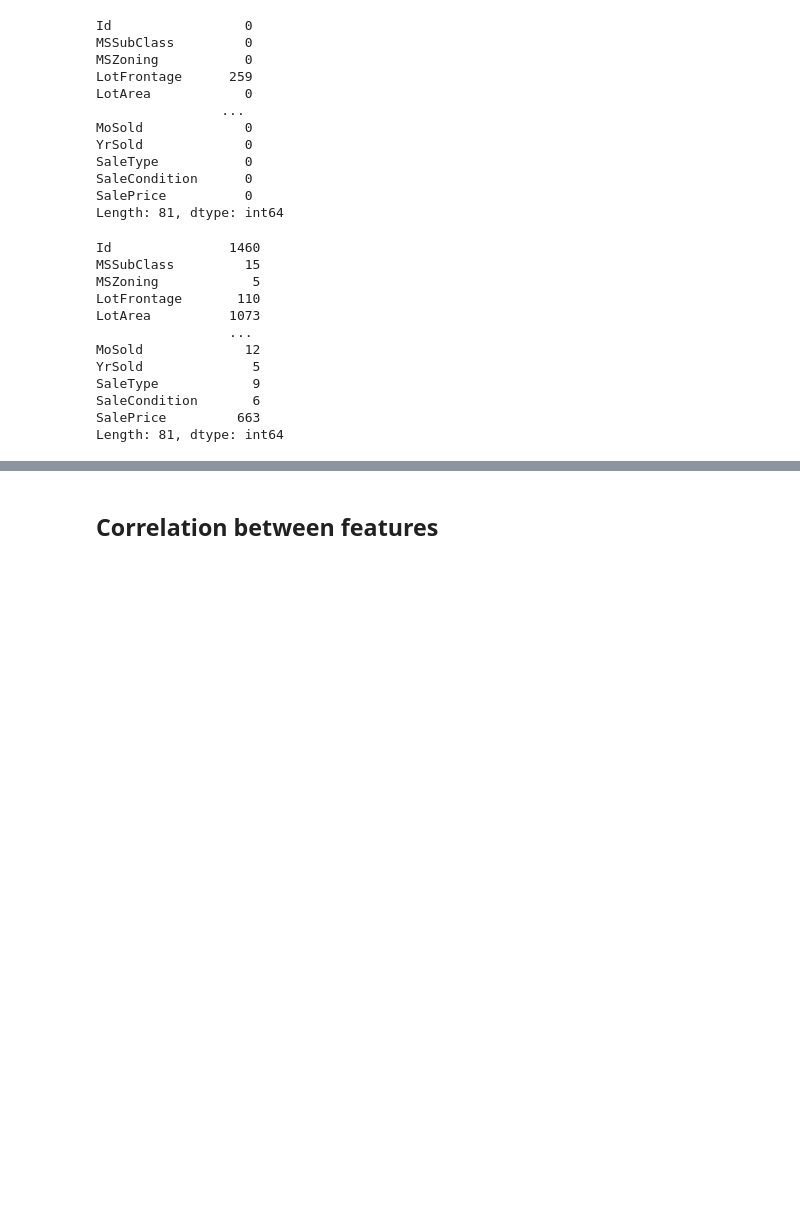
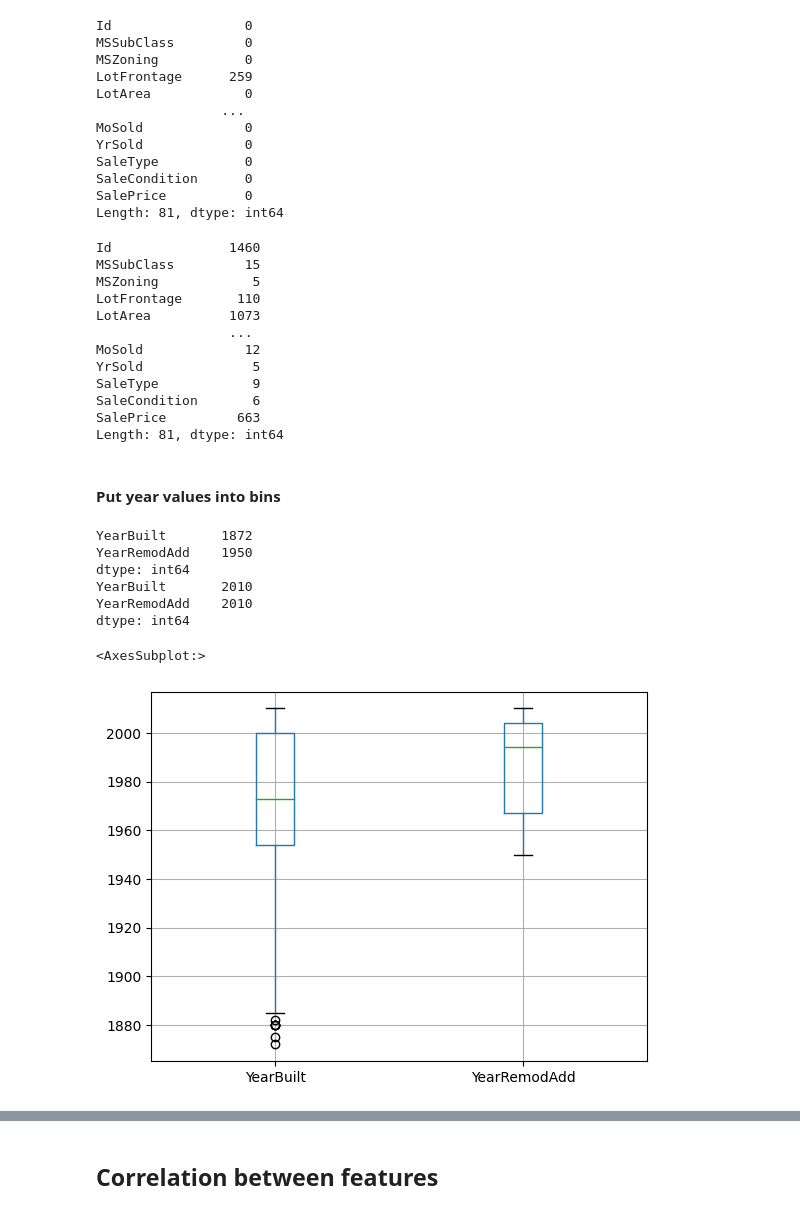
Before and after one commit to mikolajkania/kaggle-03-house-prices, a Jupyter notebook: notebooks/eda_train.ipynb, the cells around one changed output, grey strips where cells are left out. Saved outputs shown, nothing was run; the diff lists cells and outputs as text; code cells hidden in the pictures; blank space fills up the shorter version.

Commit message:
Initial bins for year fields

```diff
--- a/notebooks/eda_train.ipynb
+++ b/notebooks/eda_train.ipynb
@@ -105,3 +92,19 @@ SaleType            9
 SaleCondition       6
 SalePrice         663
 Length: 81, dtype: int64
+# %% [markdown]
+#### Put year values into bins
+# %%
+print(train_df[['YearBuilt', 'YearRemodAdd']].min())
+print(train_df[['YearBuilt', 'YearRemodAdd']].max())
+
+train_df.boxplot(column=['YearBuilt', 'YearRemodAdd'])
+# %% [output]
+YearBuilt       1872
+YearRemodAdd    1950
+dtype: int64
+YearBuilt       2010
+YearRemodAdd    2010
+dtype: int64
+<AxesSubplot:>
+[figure, added]
```
Also changed, not shown: parts of 6 cells of this notebook, 2 other files.
